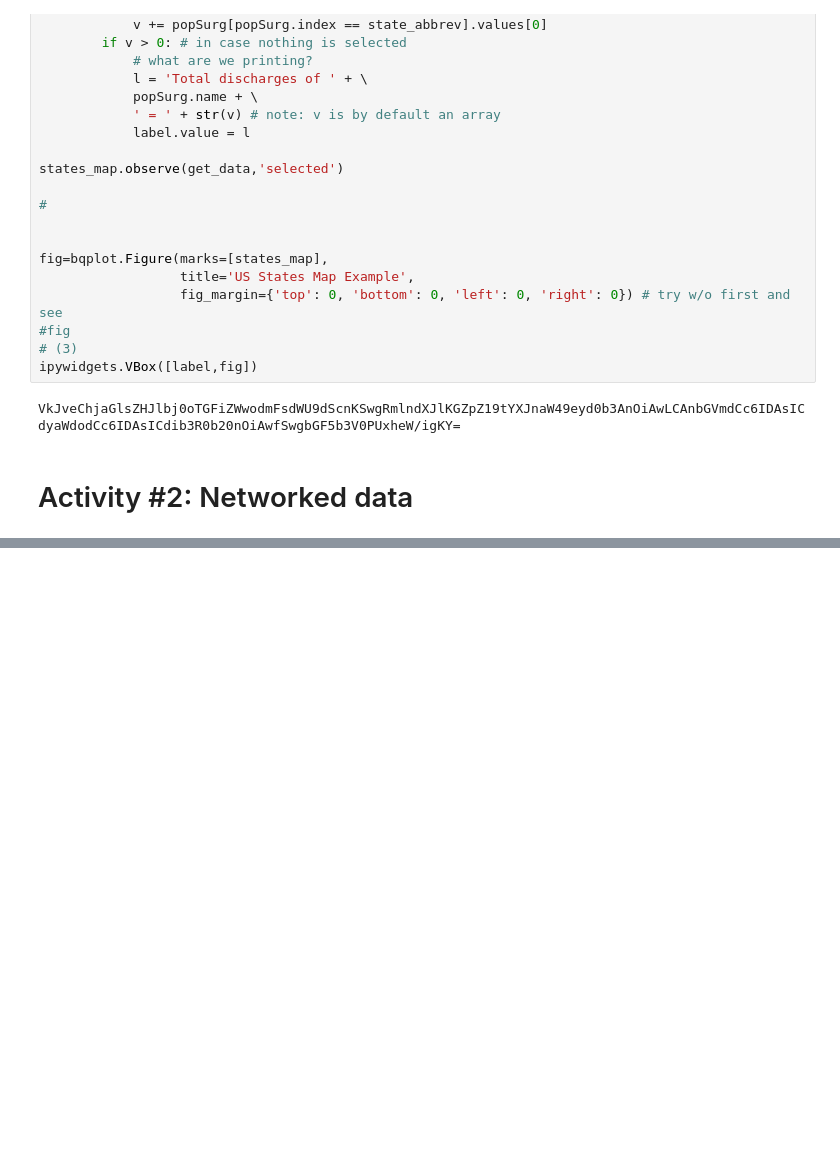
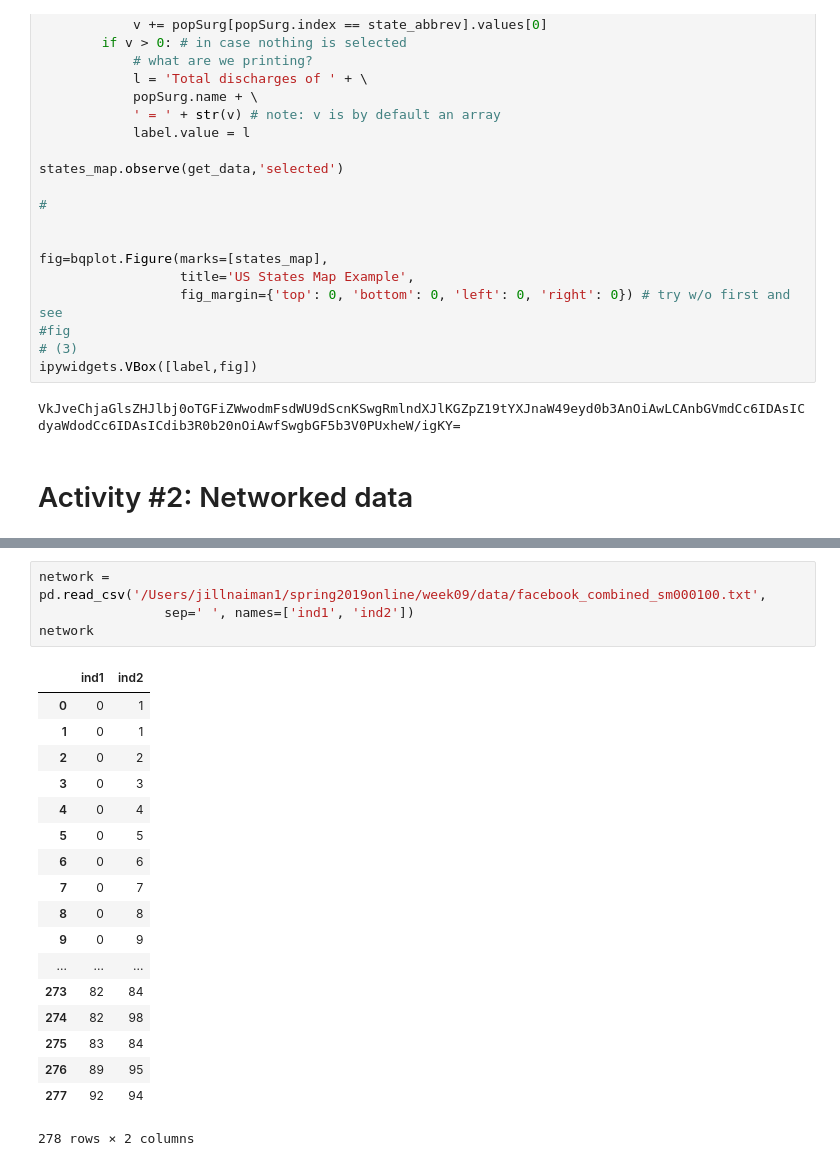
Before and after one commit to UIUC-iSchool-DataViz/spring2019online, a Jupyter notebook: week09/prep_notebook_week09.ipynb, the cells around one changed output, grey strips where cells are left out. Saved outputs shown, nothing was run; the diff lists cells and outputs as text; blank space fills up the shorter version.

Commit message:
adding facebook data

```diff
--- a/week09/prep_notebook_week09.ipynb
+++ b/week09/prep_notebook_week09.ipynb
@@ -374,0 +440,23 @@ display(fig)
+# %%
+network = pd.read_csv('/Users/jillnaiman1/spring2019online/week09/data/facebook_combined_sm000100.txt',
+                sep=' ', names=['ind1', 'ind2'])
+network
+# %% [output]
+|  | ind1 | ind2 |
+| 0 | 0 | 1 |
+| 1 | 0 | 1 |
+| 2 | 0 | 2 |
+| 3 | 0 | 3 |
+| 4 | 0 | 4 |
+| 5 | 0 | 5 |
+| 6 | 0 | 6 |
+| 7 | 0 | 7 |
+| 8 | 0 | 8 |
+| 9 | 0 | 9 |
+| ... | ... | ... |
+| 273 | 82 | 84 |
+| 274 | 82 | 98 |
+| 275 | 83 | 84 |
+| 276 | 89 | 95 |
+| 277 | 92 | 94 |
+278 rows × 2 columns
```
Also changed, not shown: parts of 11 cells of this notebook, 12 other files.
